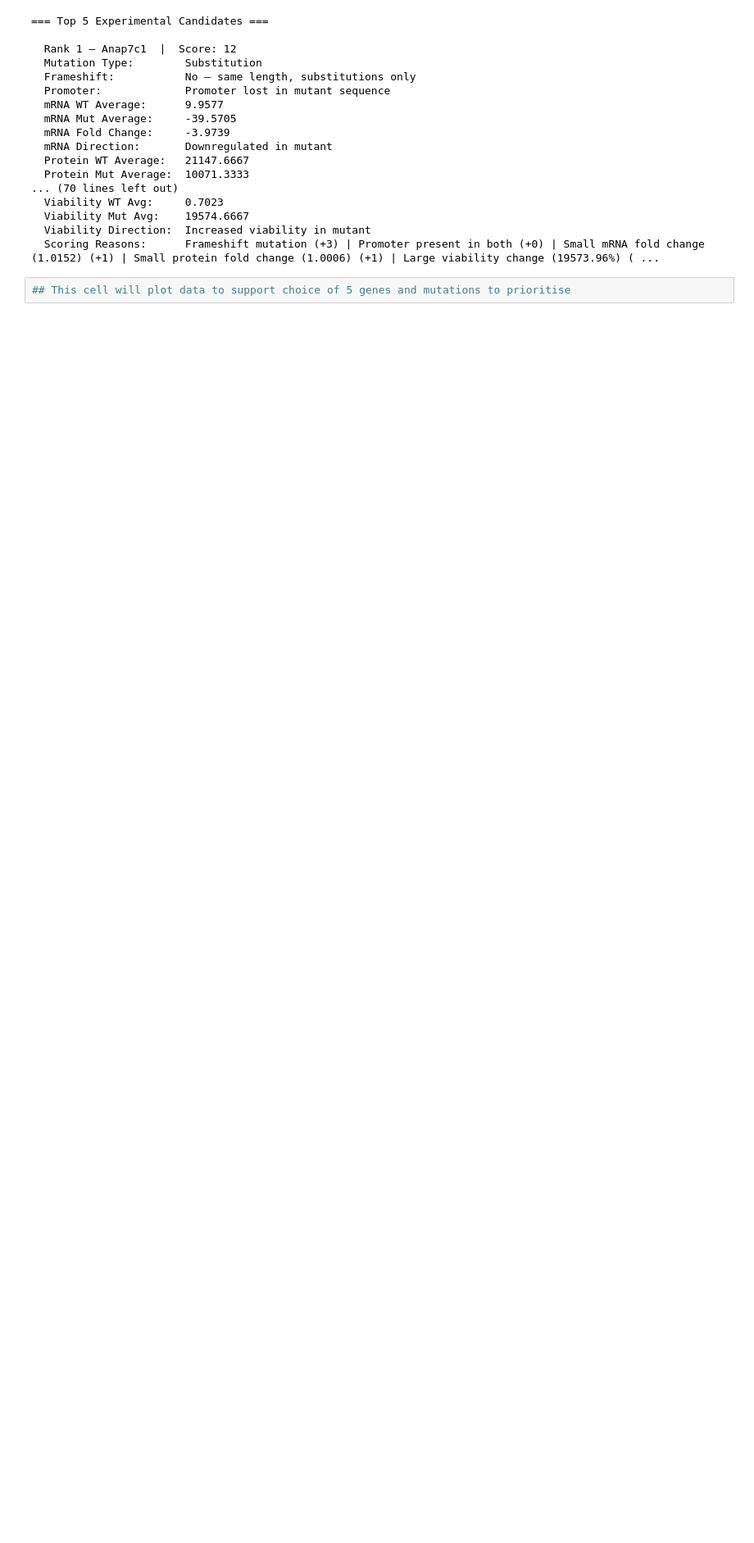
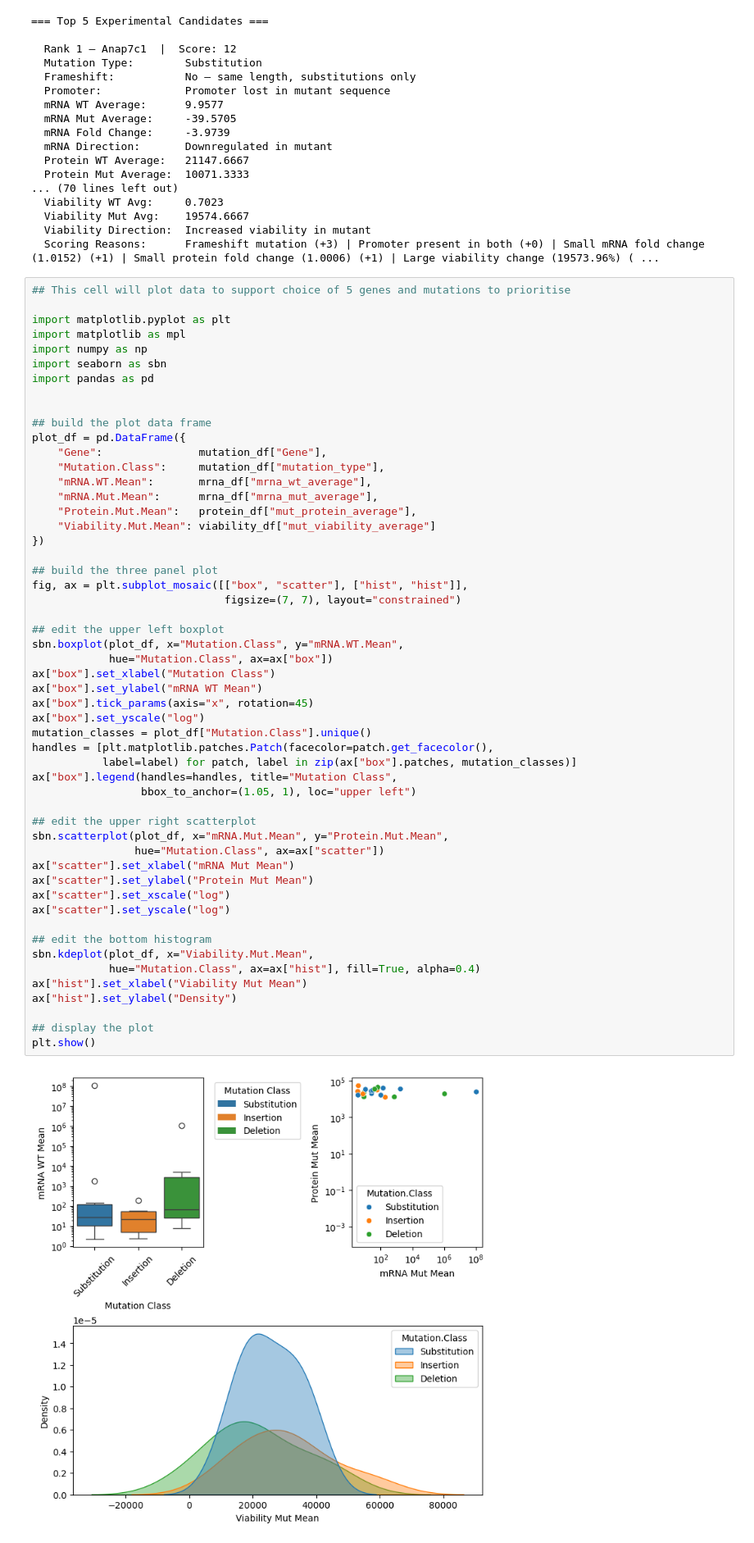
Before and after one commit to KMaiolino/BT5511_KAM, a Jupyter notebook: Biological Computation Report.ipynb, the cells around one changed output. Shown at 82% size. Cells and saved outputs as stored; diff of their text form; blank space fills up the shorter version.

Commit message:
Create 3 panel plot

```diff
--- a/Biological Computation Report.ipynb
+++ b/Biological Computation Report.ipynb
@@ -1376,3 +1376,56 @@ top5_df = prioritise_experiments(
   Scoring Reasons:      Frameshift mutation (+3) | Promoter present in both (+0) | Small mRNA fold change (1.0152) (+1) | Small protein fold change (1.0006) (+1) | Large viability change (19573.96%) ( ...
 # %%
 ## This cell will plot data to support choice of 5 genes and mutations to prioritise
+
+import matplotlib.pyplot as plt
+import matplotlib as mpl
+import numpy as np
+import seaborn as sbn
+import pandas as pd
+
+
+## build the plot data frame
+plot_df = pd.DataFrame({
+    "Gene":               mutation_df["Gene"],
+    "Mutation.Class":     mutation_df["mutation_type"],
+    "mRNA.WT.Mean":       mrna_df["mrna_wt_average"],
+    "mRNA.Mut.Mean":      mrna_df["mrna_mut_average"],
+    "Protein.Mut.Mean":   protein_df["mut_protein_average"],
+    "Viability.Mut.Mean": viability_df["mut_viability_average"]
+})
+
+## build the three panel plot
+fig, ax = plt.subplot_mosaic([["box", "scatter"], ["hist", "hist"]],
+                              figsize=(7, 7), layout="constrained")
+
+## edit the upper left boxplot
+sbn.boxplot(plot_df, x="Mutation.Class", y="mRNA.WT.Mean",
+            hue="Mutation.Class", ax=ax["box"])
+ax["box"].set_xlabel("Mutation Class")
+ax["box"].set_ylabel("mRNA WT Mean")
+ax["box"].tick_params(axis="x", rotation=45)
+ax["box"].set_yscale("log")
+mutation_classes = plot_df["Mutation.Class"].unique()
+handles = [plt.matplotlib.patches.Patch(facecolor=patch.get_facecolor(),
+           label=label) for patch, label in zip(ax["box"].patches, mutation_classes)]
+ax["box"].legend(handles=handles, title="Mutation Class",
+                 bbox_to_anchor=(1.05, 1), loc="upper left")
+
+## edit the upper right scatterplot
+sbn.scatterplot(plot_df, x="mRNA.Mut.Mean", y="Protein.Mut.Mean",
+                hue="Mutation.Class", ax=ax["scatter"])
+ax["scatter"].set_xlabel("mRNA Mut Mean")
+ax["scatter"].set_ylabel("Protein Mut Mean")
+ax["scatter"].set_xscale("log")
+ax["scatter"].set_yscale("log")
+
+## edit the bottom histogram
+sbn.kdeplot(plot_df, x="Viability.Mut.Mean",
+            hue="Mutation.Class", ax=ax["hist"], fill=True, alpha=0.4)
+ax["hist"].set_xlabel("Viability Mut Mean")
+ax["hist"].set_ylabel("Density")
+
+## display the plot
+plt.show()
+# %% [output]
+[figure, added]
```
